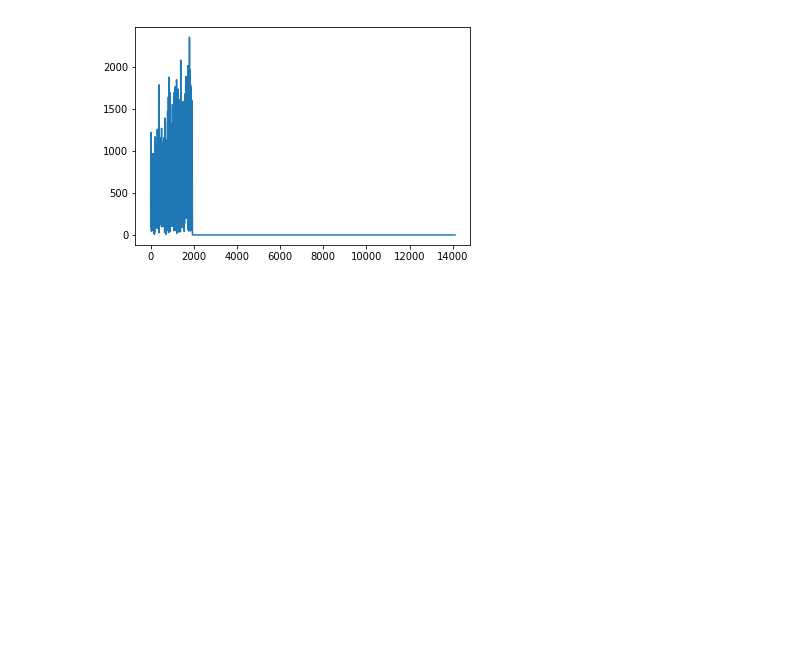
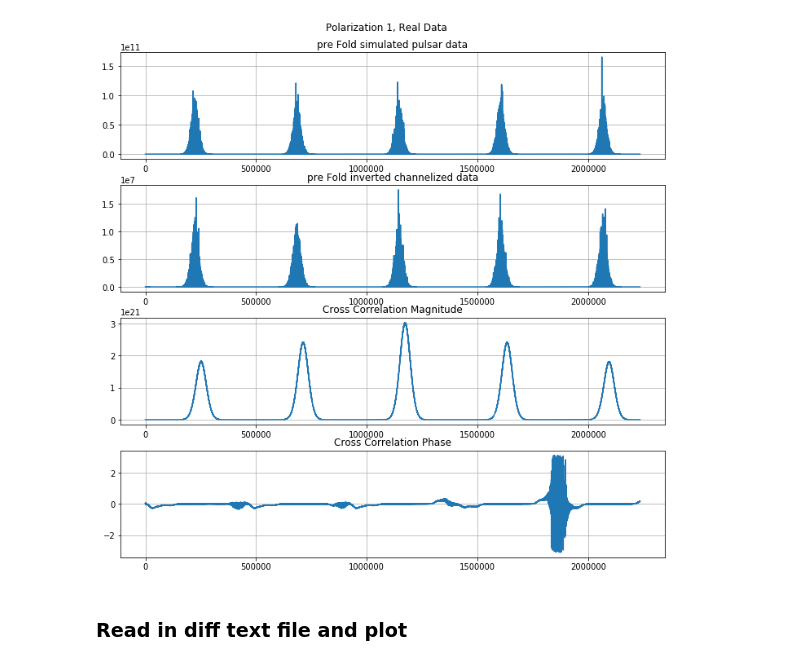
Before and after one commit to dean-shaff/PST_Matlab_pulsar_signal_processing_model_CDR, a Jupyter notebook: read_PFB_inversion.ipynb, the cells around one changed output. Cells and saved outputs as stored; diff of their text form; code cells hidden in the pictures; blank space fills up the shorter version.

```diff
--- a/read_PFB_inversion.ipynb
+++ b/read_PFB_inversion.ipynb
@@ -18,10 +10,64 @@ arr = arr[:,:,:,0] + 1j*arr[:,:,:,1]
-# %%
-fig, ax = plt.subplots(1,1);
-
-# arr_mean = np.sum(arr, axis=1)
-
-# ax.plot(np.abs(arr_mean[1,:]))
-
-ax.plot(np.abs(arr[0,:,:]));
-# %% [output]
-[figure, removed]
+# %%
+# simulated_pulsar_pre_fold_dump_file = "simulated_pre_Fold.dump"
+# py_channelized_pre_fold_dump_file = "py_channelized_pre_Fold.dump"
+operation = "Fold"
+operation = "Detection"
+fnames = [f"simulated_pre_{operation}.dump", f"py_channelized.conv._pre_{operation}.dump"]
+
+# fnames = [simulated_pulsar_pre_fold_dump_file, py_channelized_pre_fold_dump_file]
+
+dsets = []
+
+for fname in fnames:
+    dset = load_dump_data(fname)
+    dset[0] = process_header(dset[0])
+    dset[1] = dset[1].reshape((-1, 2, 2))
+    dset[1] = dset[1][:,:,0] + 1j*dset[1][:,:,1]
+    dsets.append(dset)
+# %%
+fig, axes = plt.subplots(4,1,figsize=(10,10))
+fig.tight_layout(rect=[0, 0.03, 1, 0.95])
+
+z_map = {
+    0: {"text":"Real", "fn": np.real},
+    1: {"text":"Complex", "fn":np.imag}
+};
+
+ipol = 0
+z = 0
+
+fig.suptitle(f"Polarization {ipol + 1}, {z_map[z]['text']} Data");
+
+idx = ipol*2 + z
+
+s_dat = dsets[0][1][:,ipol]
+c_dat = dsets[1][1][:,ipol]
+
+min_shape = np.amin([s_dat.shape[0], c_dat.shape[0]])
+
+axes[0].plot(np.abs(s_dat))
+axes[0].grid(True)
+axes[0].set_title(f"pre {operation} simulated pulsar data")
+
+axes[1].plot(np.abs(c_dat))
+axes[1].set_title(f"pre {operation} inverted channelized data")
+axes[1].grid(True)
+
+x_corr = scipy.signal.fftconvolve(s_dat, np.conj(c_dat), mode="same")
+# x_corr_norm = x_corr / np.sum(x_corr)
+
+axes[2].plot(np.abs(x_corr))
+axes[2].set_title(f"Cross Correlation Magnitude")
+axes[2].grid(True)
+
+axes[3].plot(np.angle(x_corr))
+axes[3].set_title(f"Cross Correlation Phase")
+axes[3].grid(True)
+
+# axes[1,1].plot((s_dat[:min_shape] - c_dat[:min_shape])**2)
+# axes[1,1].set_title(f"Cross Correlation of Polarization {ipol + 1}, {z_map[z]} data")
+# axes[1,1].grid(True)
+# %% [output]
+[figure, added]
+# %% [markdown]
+### Read in diff text file and plot
```
Also changed, not shown: parts of 2 cells of this notebook, 4 other files.
